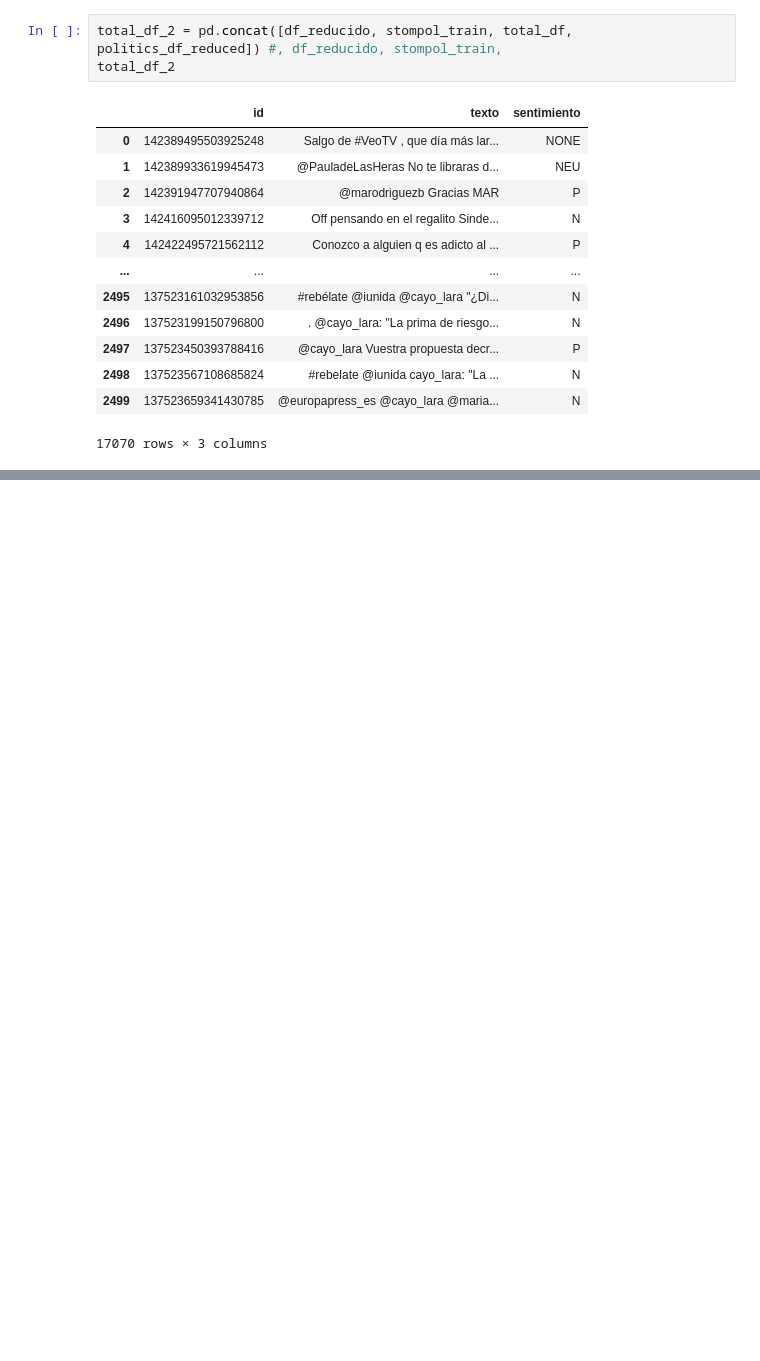
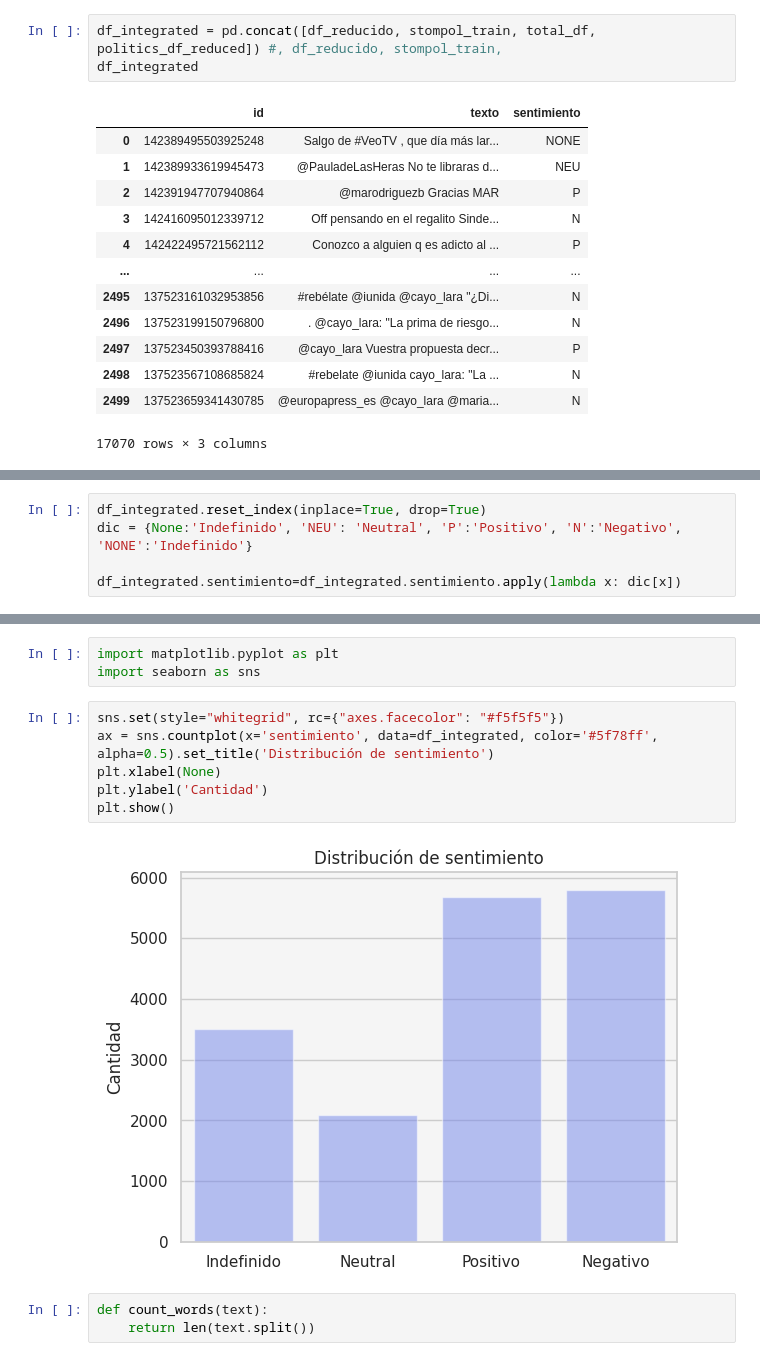
Before and after one commit to Verificado-Profesional/data-collecting, a Jupyter notebook: sentiment-analysis/data-anaylisis.ipynb, the cells around one changed output, grey strips where cells are left out. Cells and saved outputs as stored; diff of their text form; blank space fills up the shorter version.

Commit message:
further steps sentiment analysis, graphs

```diff
--- a/sentiment-analysis/data-anaylisis.ipynb
+++ b/sentiment-analysis/data-anaylisis.ipynb
@@ -647,8 +631,8 @@ See the caveats in the documentation: https://pandas.pydata.org/pandas-docs/stab
 | 2499 | 137523659341430785 | @europapress_es @cayo_lara @maria... | N |
 2500 rows × 3 columns
 # %%
-total_df_2 = pd.concat([df_reducido, stompol_train, total_df, politics_df_reduced]) #, df_reducido, stompol_train,
-total_df_2
+df_integrated = pd.concat([df_reducido, stompol_train, total_df, politics_df_reduced]) #, df_reducido, stompol_train,
+df_integrated
 # %% [output]
 |  | id | texto | sentimiento |
 | 0 | 142389495503925248 | Salgo de #VeoTV , que día más lar... | NONE |
@@ -672,3 +656,8 @@ P       5680
 NONE    2934
 NEU     2091
 Name: count, dtype: int64
+# %%
+df_integrated.reset_index(inplace=True, drop=True)
+dic = {None:'Indefinido', 'NEU': 'Neutral', 'P':'Positivo', 'N':'Negativo', 'NONE':'Indefinido'}
+
+df_integrated.sentimiento=df_integrated.sentimiento.apply(lambda x: dic[x])
@@ -674,0 +687,14 @@ Name: count, dtype: int64
+# %%
+import matplotlib.pyplot as plt
+import seaborn as sns
+# %%
+sns.set(style="whitegrid", rc={"axes.facecolor": "#f5f5f5"})
+ax = sns.countplot(x='sentimiento', data=df_integrated, color='#5f78ff', alpha=0.5).set_title('Distribución de sentimiento')
+plt.xlabel(None)
+plt.ylabel('Cantidad')
+plt.show()
+# %% [output]
+[figure, added]
+# %%
+def count_words(text):
+    return len(text.split())
```
Also changed, not shown: parts of 19 cells of this notebook.
